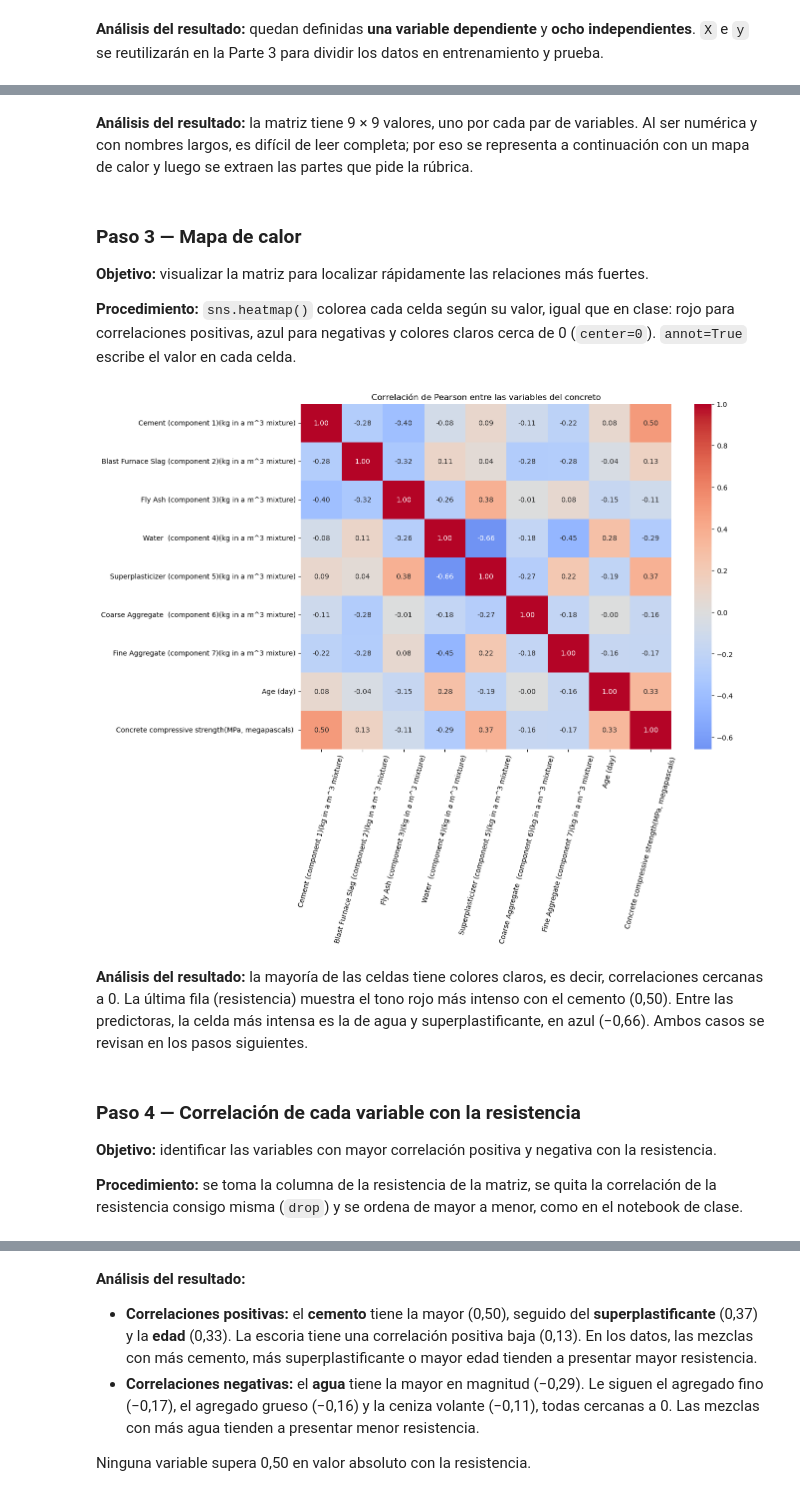
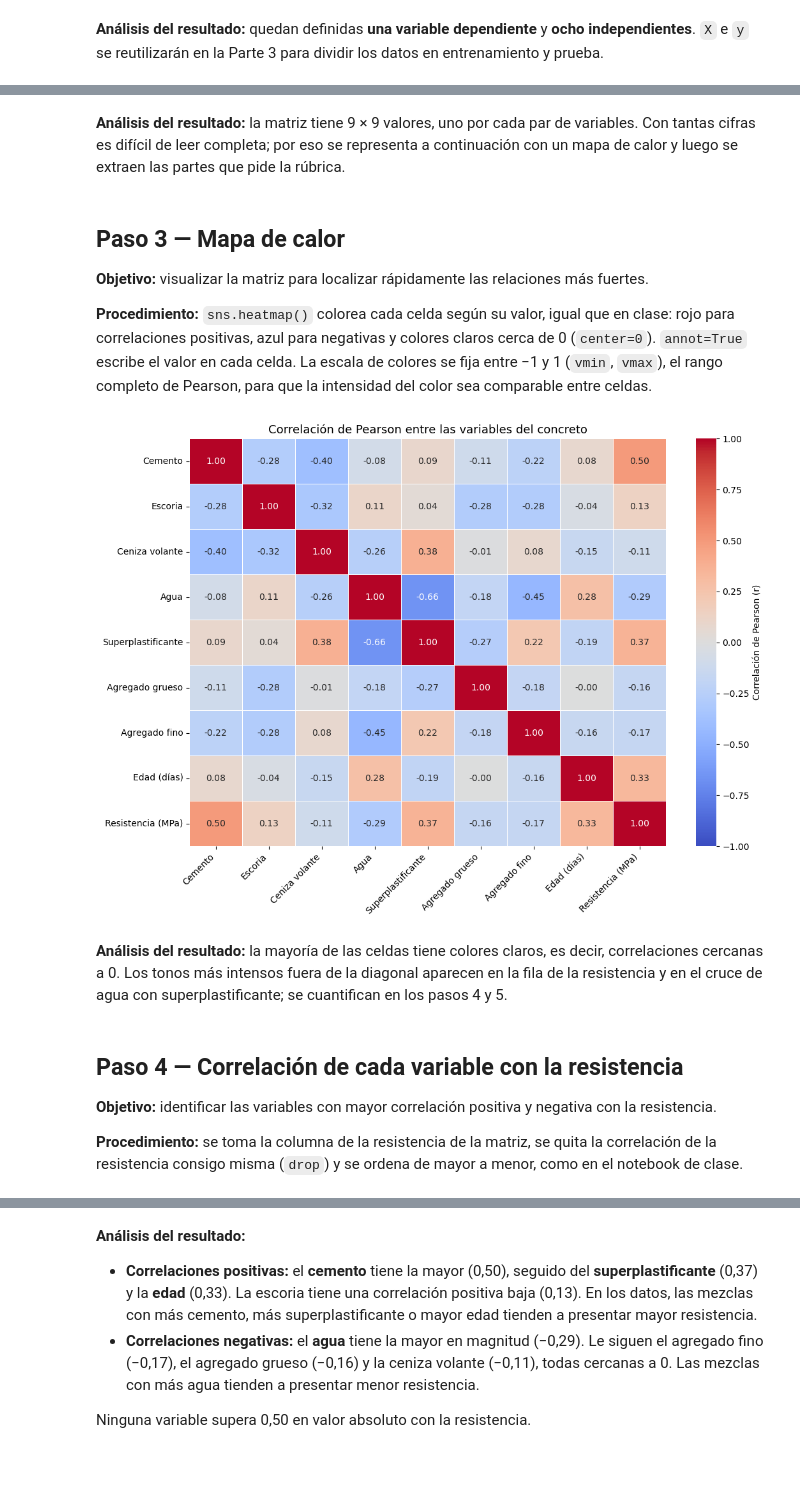
Before and after one commit to Soyli26/Regresion-Resistencia-Concreto, a Jupyter notebook: Tarea_Resistencia_Concreto.ipynb, the cells around one changed output, grey strips where cells are left out. Saved outputs shown, nothing was run; the diff lists cells and outputs as text; code cells hidden in the pictures; blank space fills up the shorter version.

```diff
--- a/Tarea_Resistencia_Concreto.ipynb
+++ b/Tarea_Resistencia_Concreto.ipynb
@@ -104,11 +112,18 @@ cinco primeras filas.
 # %%
 # =====================================================
-# PASO 2 — Carga del dataset y primeros registros
+# PARTE 1 — PASO 2: Carga del dataset y primeros registros
 # =====================================================
 
 # Los datos están en la hoja 'Sheet1'
 df = pd.read_excel(RUTA, sheet_name='Sheet1')
 
-# Primeras 5 filas
-df.head()
+# Nombres cortos en español, SOLO para mostrar tablas y gráficos.
+# Se emparejan con las columnas originales en el mismo orden.
+nombres_cortos = dict(zip(df.columns, [
+    'Cemento', 'Escoria', 'Ceniza volante', 'Agua', 'Superplastificante',
+    'Agregado grueso', 'Agregado fino', 'Edad (días)', 'Resistencia (MPa)'
+]))
+
+# Primeras 5 filas (se muestran con los nombres cortos; df no cambia)
+df.head().rename(columns=nombres_cortos)
 # %% [output]
@@ -422,10 +453,10 @@ corr_matriz.round(2)
 # %% [markdown]
 **Análisis del resultado:** la matriz tiene 9 × 9 valores, uno por cada par de
-variables. Al ser numérica y con nombres largos, es difícil de leer completa; por
-eso se representa a continuación con un mapa de calor y luego se extraen las
-partes que pide la rúbrica.
+variables. Con tantas cifras es difícil de leer completa; por eso se representa
+a continuación con un mapa de calor y luego se extraen las partes que pide la
+rúbrica.
 # %% [markdown]
-### Paso 3 — Mapa de calor
+## Paso 3 — Mapa de calor
 
 **Objetivo:** visualizar la matriz para localizar rápidamente las relaciones
 más fuertes.
@@ -433,26 +464,40 @@ más fuertes.
 **Procedimiento:** `sns.heatmap()` colorea cada celda según su valor, igual que
 en clase: rojo para correlaciones positivas, azul para negativas y colores
 claros cerca de 0 (`center=0`). `annot=True` escribe el valor en cada celda.
+La escala de colores se fija entre −1 y 1 (`vmin`, `vmax`), el rango completo de
+Pearson, para que la intensidad del color sea comparable entre celdas.
 # %%
 # =====================================================
 # PARTE 2 — PASO 3: Mapa de calor
 # =====================================================
 
-fig, ax = plt.subplots(figsize=(12, 9))
-sns.heatmap(corr_matriz, annot=True, fmt='.2f', cmap='coolwarm', center=0, ax=ax)
-ax.set_title('Correlación de Pearson entre las variables del concreto')
-plt.xticks(rotation=75)
+# Copia de la matriz con nombres cortos, solo para las etiquetas del gráfico
+corr_grafico = corr_matriz.rename(index=nombres_cortos, columns=nombres_cortos)
+
+fig, ax = plt.subplots(figsize=(11, 8))
+sns.heatmap(
+    corr_grafico,
+    annot=True, fmt='.2f',                      # valor escrito en cada celda
+    cmap='coolwarm', center=0,                  # azul negativo, rojo positivo
+    vmin=-1, vmax=1,                            # escala completa de Pearson
+    linewidths=0.5, linecolor='white',          # separación entre celdas
+    cbar_kws={'label': 'Correlación de Pearson (r)'},
+    ax=ax
+)
+ax.set_title('Correlación de Pearson entre las variables del concreto', fontsize=13)
+plt.xticks(rotation=45, ha='right')
+plt.yticks(rotation=0)
+plt.tight_layout()
 plt.show()
 # %% [output]
-[figure, old version]
+[figure, new version]
 # %% [markdown]
 **Análisis del resultado:** la mayoría de las celdas tiene colores claros, es
-decir, correlaciones cercanas a 0. La última fila (resistencia) muestra el tono
-rojo más intenso con el cemento (0,50). Entre las predictoras, la celda más
-intensa es la de agua y superplastificante, en azul (−0,66). Ambos casos se
-revisan en los pasos siguientes.
+decir, correlaciones cercanas a 0. Los tonos más intensos fuera de la diagonal
+aparecen en la fila de la resistencia y en el cruce de agua con
+superplastificante; se cuantifican en los pasos 4 y 5.
 # %% [markdown]
-### Paso 4 — Correlación de cada variable con la resistencia
+## Paso 4 — Correlación de cada variable con la resistencia
 
 **Objetivo:** identificar las variables con mayor correlación positiva y
 negativa con la resistencia.
```
Also changed, not shown: parts of 50 cells of this notebook.
